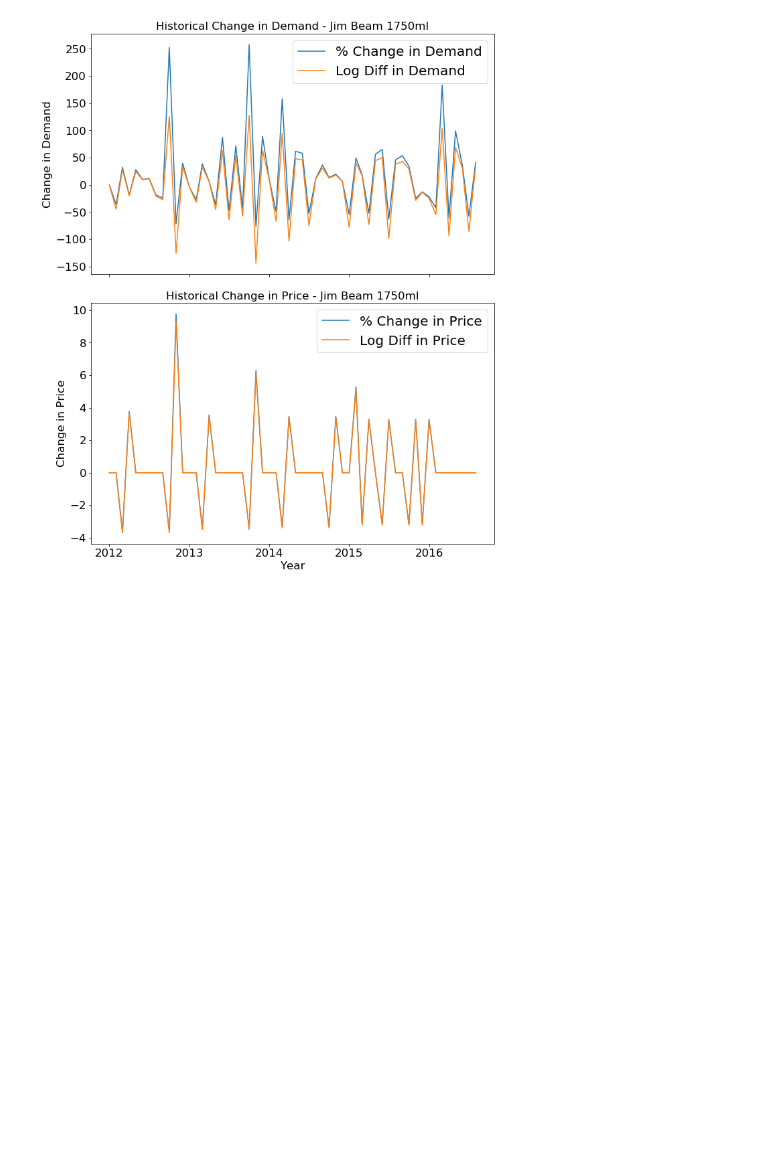
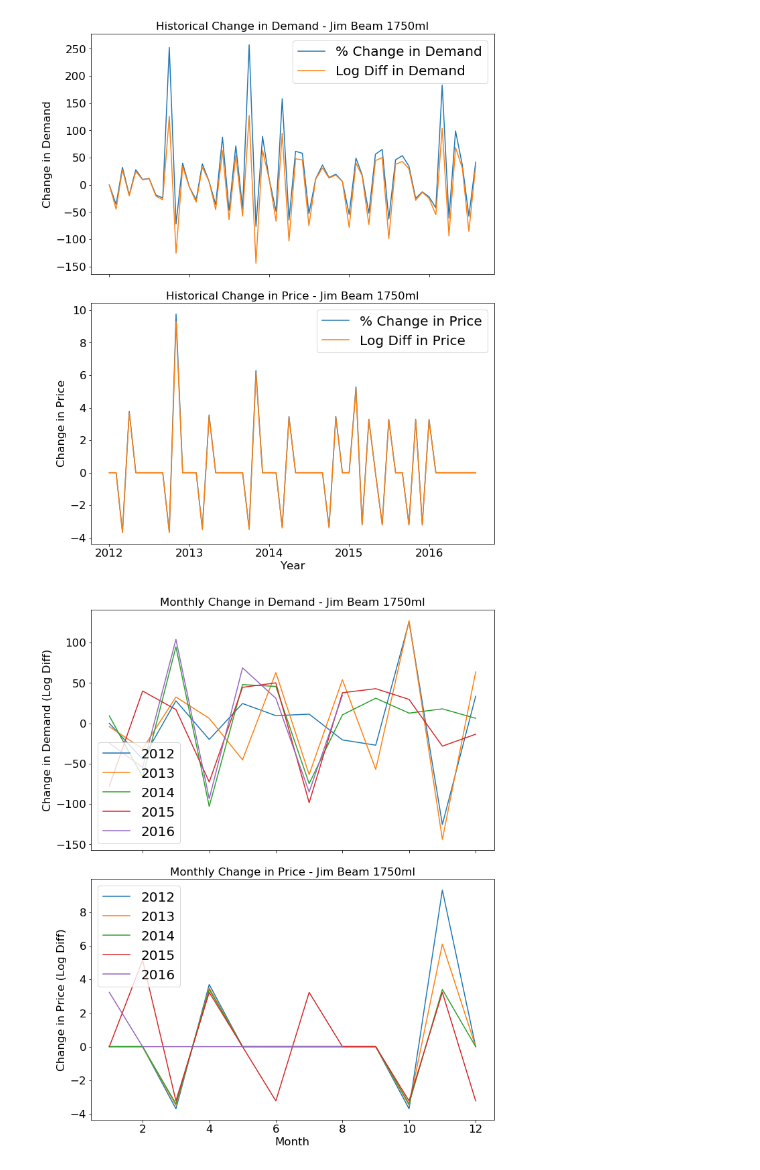
Before and after one commit to nicholsonjohnc/promotion-optimization, a Jupyter notebook: Untitled.ipynb, the cells around one changed output. Cells and saved outputs as stored; diff of their text form; code cells hidden in the pictures; blank space fills up the shorter version.

Commit message:
monthly change in demand price plot

```diff
--- a/Untitled.ipynb
+++ b/Untitled.ipynb
@@ -139,2 +140,26 @@ fig.tight_layout()
 # %% [output]
 [figure]
+# %%
+fig, ax = plt.subplots(2, 1, sharex=True, figsize=(10, 12))
+ax[0].plot([i for i in range(1,13)],LogDemandDiff[0:12]*100,'-',
+           [i for i in range(1,13)],LogDemandDiff[12:24]*100,'-',
+           [i for i in range(1,13)],LogDemandDiff[24:36]*100,'-',
+           [i for i in range(1,13)],LogDemandDiff[36:48]*100,'-',
+           [i for i in range(1,9)],LogDemandDiff[48:]*100,'-');
+ax[0].set_title('Monthly Change in Demand - Jim Beam 1750ml')
+ax[0].set_ylabel('Change in Demand (Log Diff)')
+ax[0].legend(['2012', '2013', '2014', '2015', '2016'], loc=3)
+ax[1].plot([i for i in range(1,13)],LogPriceDiff[0:12]*100,'-',
+           [i for i in range(1,13)],LogPriceDiff[12:24]*100,'-',
+           [i for i in range(1,13)],LogPriceDiff[24:36]*100,'-',
+           [i for i in range(1,13)],LogPriceDiff[36:48]*100,'-',
+           [i for i in range(1,9)],LogPriceDiff[48:56]*100,'-');
+ax[1].set_title('Monthly Change in Price - Jim Beam 1750ml')
+ax[1].set_ylabel('Change in Price (Log Diff)')
+ax[1].set_xlabel('Month')
+# ax[1].set_xticklabels(['Jan','Feb', 'Mar','May','Jul','Sep','Nov'])
+ax[1].legend(['2012', '2013', '2014', '2015', '2016'], loc=2)
+fig.tight_layout()
+fig.savefig('img/monthly_change_demand_price.png')
+# %% [output]
+[figure, added]
```
Also changed, not shown: parts of 1 cell of this notebook, 2 other files.
